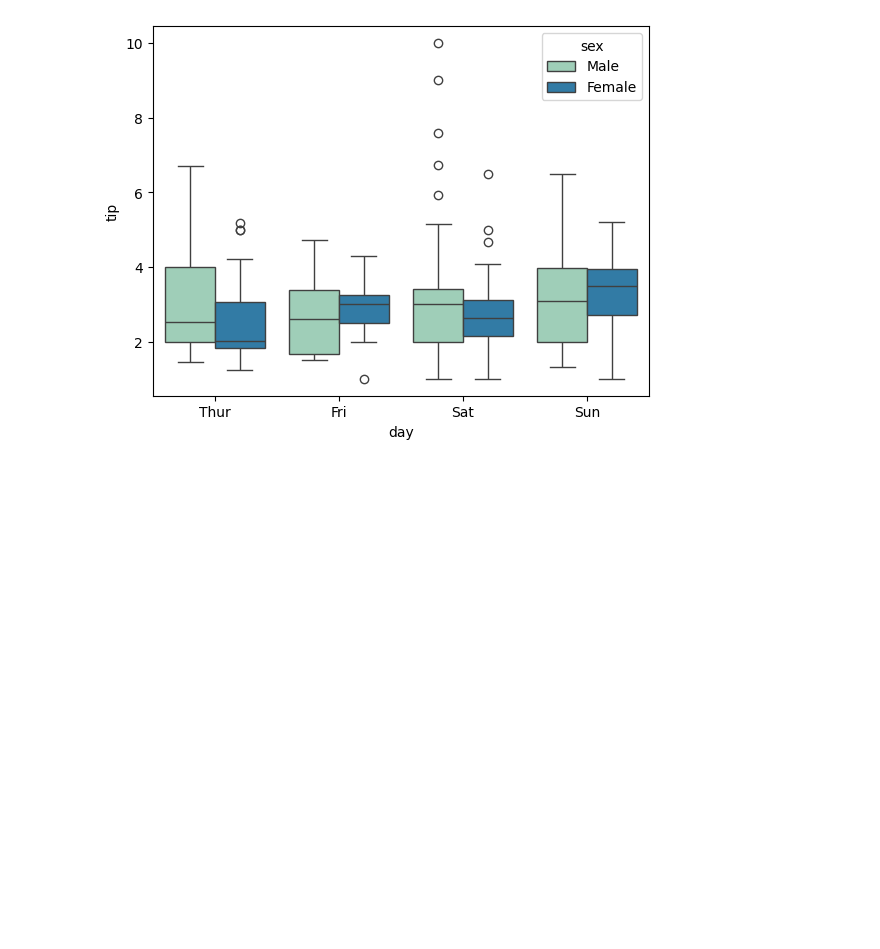
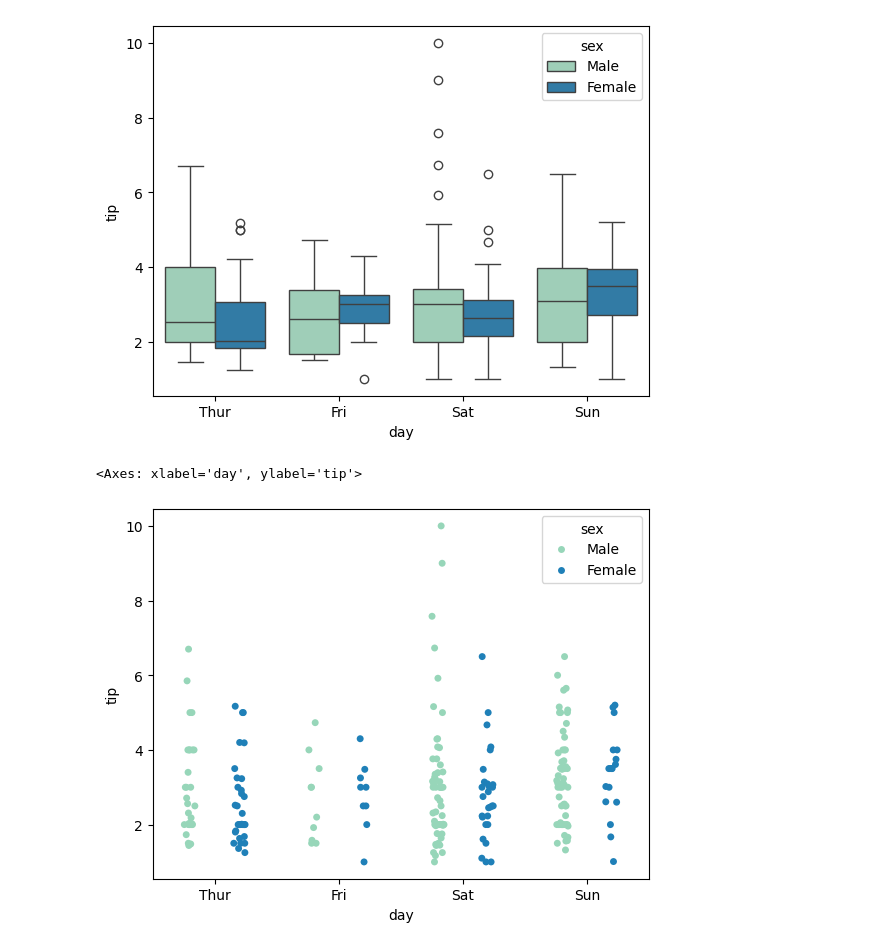
Before and after one commit to vrangr-ops/Python-for-Data, a Jupyter notebook: seaborn.ipynb, the cells around one changed output. Saved outputs shown, nothing was run; the diff lists cells and outputs as text; code cells hidden in the pictures; blank space fills up the shorter version.

```diff
--- a/seaborn.ipynb
+++ b/seaborn.ipynb
@@ -127,3 +127,12 @@ sns.boxplot(x='day', y='tip', data=tips, hue='sex' , palette='YlGnBu')
 # %% [output]
 <Axes: xlabel='day', ylabel='tip'>
 [figure]
+# %%
+#stripplot
+#displays individual data points, often layered with a box plot for detail
+#adds bdetail showing the spread of actual observations
+
+sns.stripplot(x='day', y='tip', data=tips, hue='sex', palette='YlGnBu', dodge='True') #doge spreads out the datapoints
+# %% [output]
+<Axes: xlabel='day', ylabel='tip'>
+[figure, added]
```
Also changed, not shown: parts of 3 cells of this notebook.
